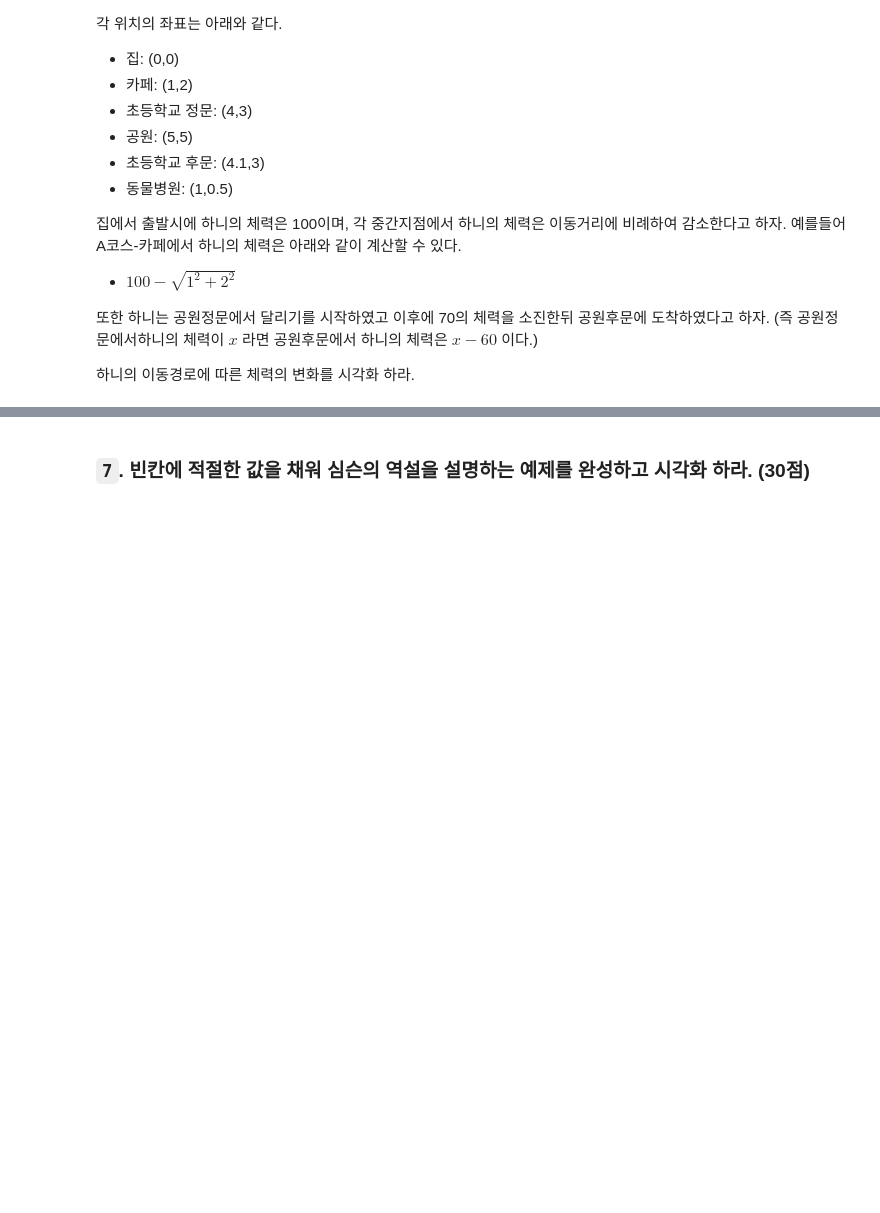
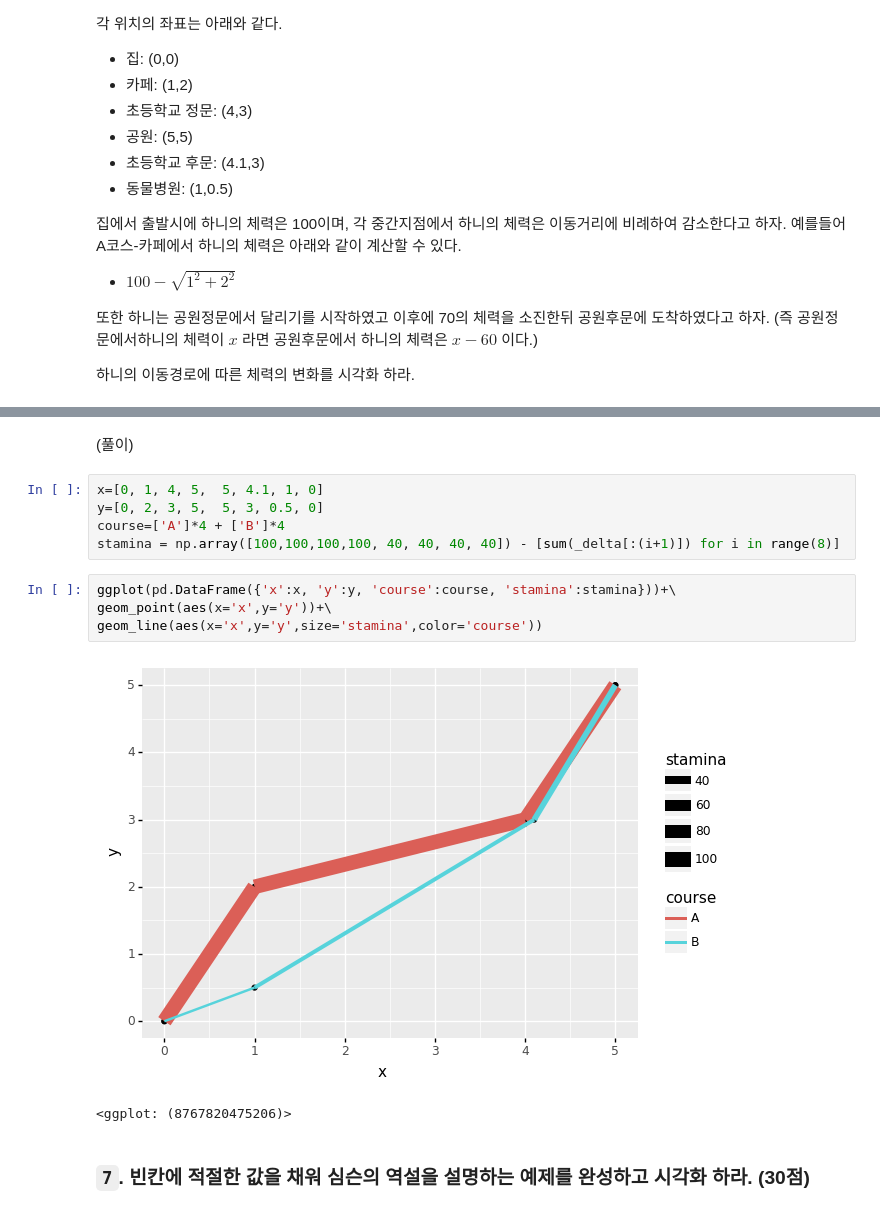
Before and after one commit to guebin/2021STDV, a Jupyter notebook: _notebooks/2021-11-07-midsol.ipynb, the cells around one changed output, grey strips where cells are left out. Cells and saved outputs as stored; diff of their text form; blank space fills up the shorter version.

```diff
--- a/_notebooks/2021-11-07-midsol.ipynb
+++ b/_notebooks/2021-11-07-midsol.ipynb
@@ -177,3 +283,17 @@ def convert_currency(value):
+# %% [markdown]
+(풀이)
+# %%
+x=[0, 1, 4, 5,  5, 4.1, 1, 0]
+y=[0, 2, 3, 5,  5, 3, 0.5, 0]
+course=['A']*4 + ['B']*4
+stamina = np.array([100,100,100,100, 40, 40, 40, 40]) - [sum(_delta[:(i+1)]) for i in range(8)]
+# %%
+ggplot(pd.DataFrame({'x':x, 'y':y, 'course':course, 'stamina':stamina}))+\
+geom_point(aes(x='x',y='y'))+\
+geom_line(aes(x='x',y='y',size='stamina',color='course'))
+# %% [output]
+[figure, added]
+<ggplot: (8767820475206)>
 # %% [markdown]
 ### `7`. 빈칸에 적절한 값을 채워 심슨의 역설을 설명하는 예제를 완성하고 시각화 하라. (30점)
 # %% [markdown]
```
Also changed, not shown: parts of 22 cells of this notebook.
